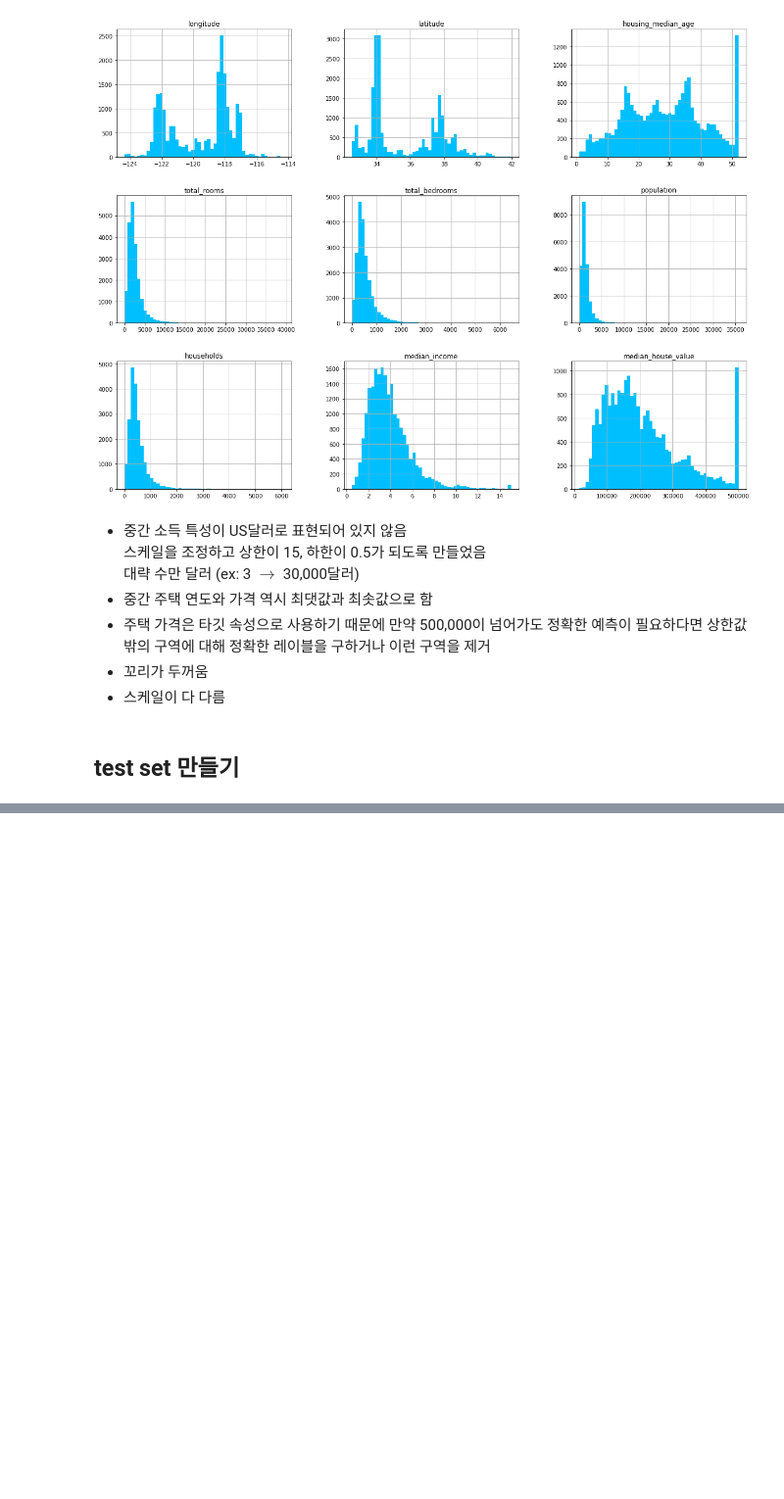
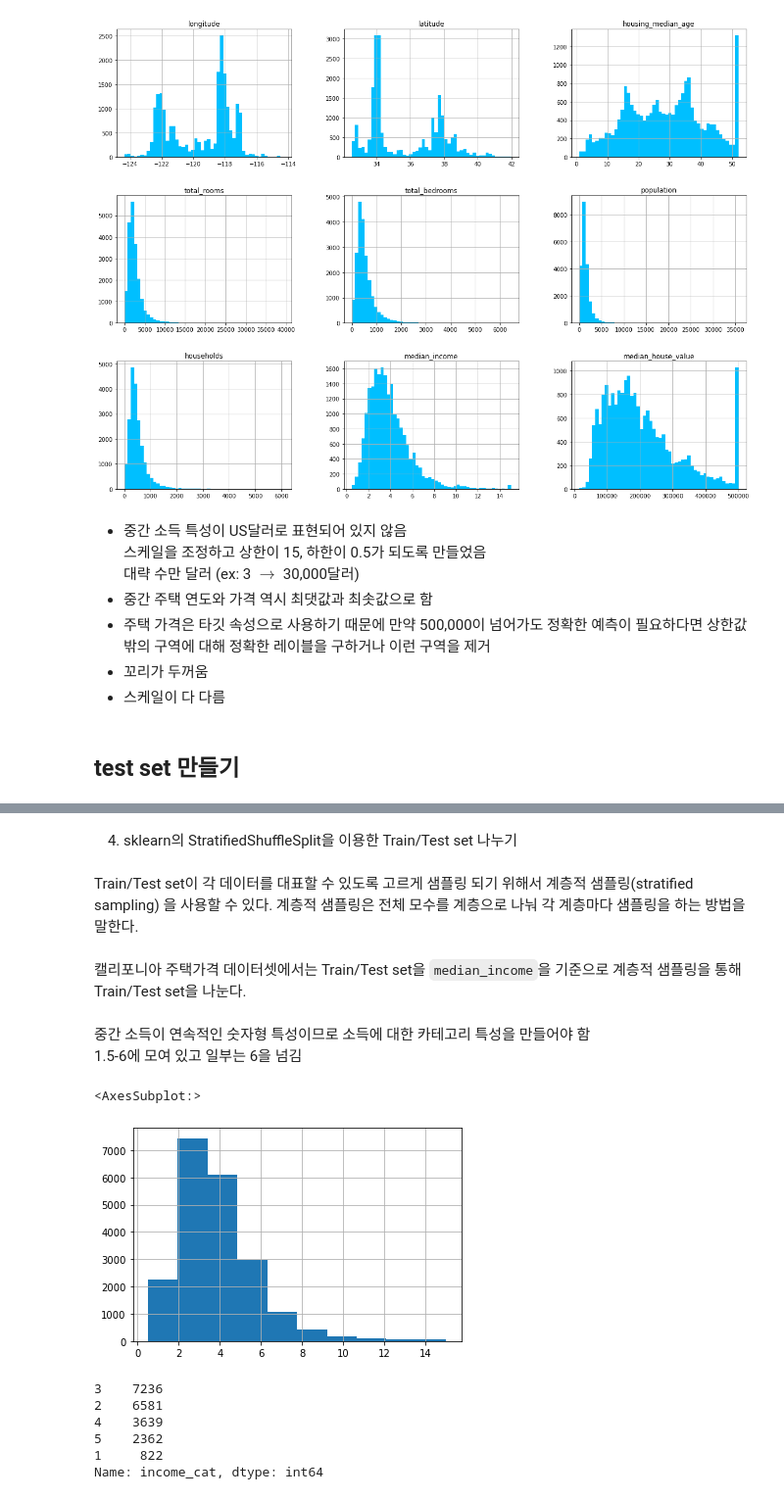
Before and after one commit to hyerim02/Hands-on, a Jupyter notebook: 1-2/1-2 housing.ipynb, the cells around one changed output, grey strips where cells are left out. Shown at 98% size. Cells and saved outputs as stored; diff of their text form; code cells hidden in the pictures; blank space fills up the shorter version.

```diff
--- a/1-2/1-2 housing.ipynb
+++ b/1-2/1-2 housing.ipynb
@@ -105,0 +178,14 @@ plt.show()
+# %% [markdown]
+4) sklearn의 StratifiedShuffleSplit을 이용한 Train/Test set 나누기
+# %% [markdown]
+Train/Test set이 각 데이터를 대표할 수 있도록 고르게 샘플링 되기 위해서 계층적 샘플링(stratified sampling) 을 사용할 수 있다. 계층적 샘플링은 전체 모수를 계층으로 나눠 각 계층마다 샘플링을 하는 방법을 말한다.
+# %% [markdown]
+캘리포니아 주택가격 데이터셋에서는 Train/Test set을 `median_income`을 기준으로 계층적 샘플링을 통해 Train/Test set을 나눈다.
+# %% [markdown]
+중간 소득이 연속적인 숫자형 특성이므로 소득에 대한 카테고리 특성을 만들어야 함
+1.5-6에 모여 있고 일부는 6을 넘김
+# %%
+housing["median_income"].hist()
+# %% [output]
+<AxesSubplot:>
+[figure, added]
@@ -105,0 +196,9 @@ plt.show()
+# %%
+housing["income_cat"].value_counts()
+# %% [output]
+3    7236
+2    6581
+4    3639
+5    2362
+1     822
+Name: income_cat, dtype: int64
```
Also changed, not shown: parts of 61 cells of this notebook.
